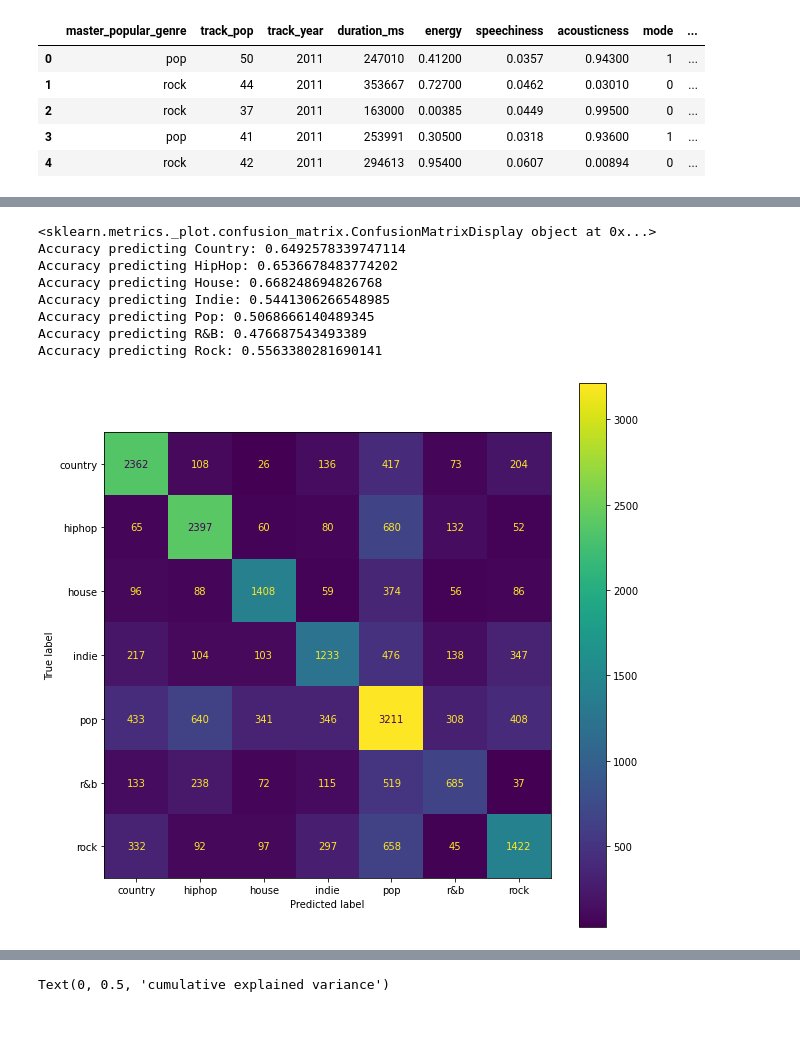
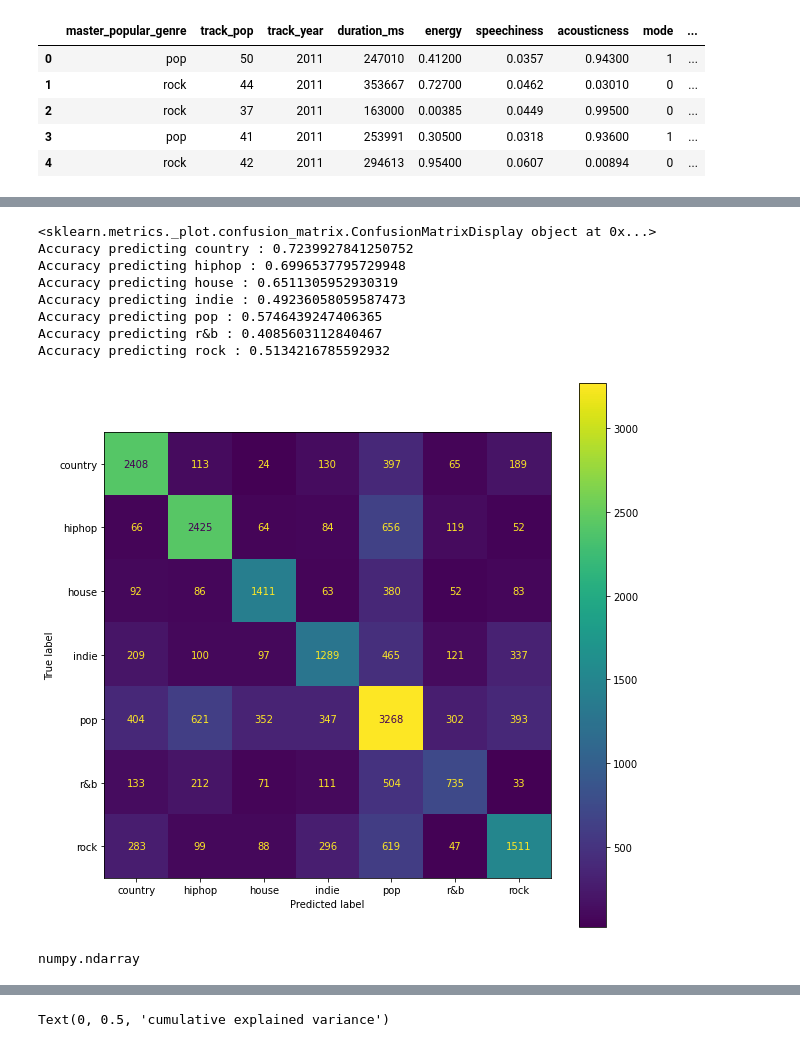
Before and after one commit to ekatnic/SpotifyApiExploration, a Jupyter notebook: Spotify_Analyze_Genre.ipynb, the cells around one changed output, grey strips where cells are left out. Saved outputs shown, nothing was run; the diff lists cells and outputs as text; code cells hidden in the pictures.

```diff
--- a/Spotify_Analyze_Genre.ipynb
+++ b/Spotify_Analyze_Genre.ipynb
@@ -79,8 +81,8 @@ array(['house', 'pop', 'hiphop', 'r&b', 'country', 'rock', 'indie'],
 from sklearn.ensemble import GradientBoostingClassifier
 # %%
 gb_param_grid = {
-       #'n_estimators': range(50, 400, 50),
-       'n_estimators': [350],
+       #'n_estimators': range(350, 700, 100),
+       'n_estimators': [650],
        #'max_depth':range(3,8),
        'max_depth':[6],
        #'learning_rate' : [0.1,0.3],
@@ -89,7 +91,8 @@ gb_param_grid = {
        'min_samples_split': [0.05]
 
 }
-grid = GridSearchCV(GradientBoostingClassifier(), gb_param_grid, cv=3, verbose=2).fit(X_train, y_train)
+#grid = GridSearchCV(GradientBoostingClassifier(), gb_param_grid, cv=3, verbose=2).fit(X_train, y_train)
+grid = GridSearchCV(GradientBoostingClassifier(), gb_param_grid, cv=2, verbose=2).fit(X_train, y_train)
 
 
 # summarize the results of the grid search
@@ -113,28 +114,41 @@ Model Accuracy: 0.577933290920658
+# %%
+def print_accuracy(genre_index):
+  print("Accuracy predicting", genre_order[genre_index], ":", conf_matrix[genre_index,genre_index]/(sum(conf_matrix[genre_index,:])))
 # %%
 from sklearn.metrics import confusion_matrix
 from sklearn.metrics import plot_confusion_matrix
+import matplotlib.pyplot as plt
+import seaborn as sns
 genre_order = ['country', 'hiphop', 'house', 'indie', 'pop', 'r&b', 'rock']
 
 conf_matrix = confusion_matrix(y_test, grid.predict(X_test), labels=genre_order)
 fig, ax = plt.subplots(figsize=(10, 10))
 print(plot_confusion_matrix(X=X_test,y_true=y_test, labels=genre_order,estimator=grid, ax=ax,values_format = 'd'))
-print("Accuracy predicting Country:", conf_matrix[0,0]/(sum(conf_matrix[:,0])))
-print("Accuracy predicting HipHop:", conf_matrix[1,1]/(sum(conf_matrix[:,1])))
-print("Accuracy predicting House:", conf_matrix[2,2]/(sum(conf_matrix[:,2])))
-print("Accuracy predicting Indie:", conf_matrix[3,3]/(sum(conf_matrix[:,3])))
-print("Accuracy predicting Pop:", conf_matrix[4,4]/(sum(conf_matrix[:,4])))
-print("Accuracy predicting R&B:", conf_matrix[5,5]/(sum(conf_matrix[:,5])))
-print("Accuracy predicting Rock:", conf_matrix[6,6]/(sum(conf_matrix[:,6])))
+for i in range(0,len(genre_order)):
+  print_accuracy(i)
+#print("Accuracy predicting Country:", conf_matrix[0,0]/(sum(conf_matrix[0,:])))
+#print("Accuracy predicting HipHop:", conf_matrix[1,1]/(sum(conf_matrix[1,:])))
+#print("Accuracy predicting House:", conf_matrix[2,2]/(sum(conf_matrix[2,:])))
+#print("Accuracy predicting Indie:", conf_matrix[3,3]/(sum(conf_matrix[3,:])))
+#print("Accuracy predicting Pop:", conf_matrix[4,4]/(sum(conf_matrix[4,:])))
+#print("Accuracy predicting R&B:", conf_matrix[5,5]/(sum(conf_matrix[5,:])))
+#print("Accuracy predicting Rock:", conf_matrix[6,6]/(sum(conf_matrix[6,:])))
 # %% [output]
 <sklearn.metrics._plot.confusion_matrix.ConfusionMatrixDisplay object at 0x...>
-Accuracy predicting Country: 0.6492578339747114
-Accuracy predicting HipHop: 0.6536678483774202
-Accuracy predicting House: 0.668248694826768
-Accuracy predicting Indie: 0.5441306266548985
-Accuracy predicting Pop: 0.5068666140489345
-Accuracy predicting R&B: 0.476687543493389
-Accuracy predicting Rock: 0.5563380281690141
+Accuracy predicting country : 0.7239927841250752
+Accuracy predicting hiphop : 0.6996537795729948
+Accuracy predicting house : 0.6511305952930319
+Accuracy predicting indie : 0.49236058059587473
+Accuracy predicting pop : 0.5746439247406365
+Accuracy predicting r&b : 0.4085603112840467
+Accuracy predicting rock : 0.5134216785592932
-[figure, old version]
+[figure, new version]
+# %%
+array= conf_matrix.astype('float') / conf_matrix.sum(axis=1)[:, np.newaxis]
+type(array)
+#sns.heatmap(array)
+# %% [output]
+numpy.ndarray
 # %%
 fig, ax = plt.subplots(figsize=(12,10))
 
```
Also changed, not shown: parts of 36 cells of this notebook.
